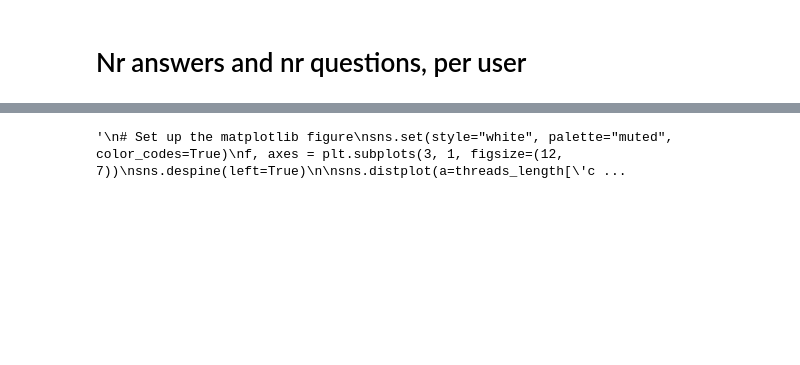
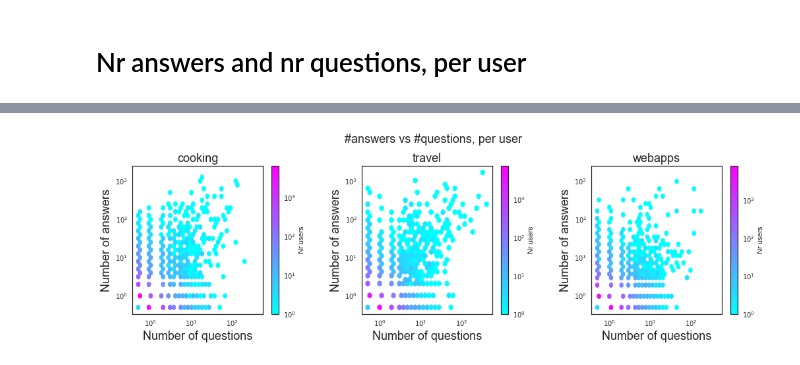
Before and after one commit to enricorotundo/StackexchangeDatadumpQualityAnnotator, a Jupyter notebook: Analysis/pre-analysis.ipynb, the cells around one changed output, grey strips where cells are left out. Saved outputs shown, nothing was run; the diff lists cells and outputs as text; code cells hidden in the pictures; blank space fills up the shorter version.

```diff
--- a/Analysis/pre-analysis.ipynb
+++ b/Analysis/pre-analysis.ipynb
@@ -387,14 +440,66 @@ plt.tight_layout()
-# %%
-"""
-# Set up the matplotlib figure
-sns.set(style="white", palette="muted", color_codes=True)
-f, axes = plt.subplots(3, 1, figsize=(12, 7))
-sns.despine(left=True)
-
-sns.distplot(a=threads_length['cooking'], kde=False, color="b", ax=axes[0])
-sns.distplot(a=threads_length['webapps'], kde=False, color="r", ax=axes[1])
-sns.distplot(a=threads_length['travel'], kde=False, color="g", ax=axes[2])
-plt.tight_layout()
-"""
-# %% [output]
-'\n# Set up the matplotlib figure\nsns.set(style="white", palette="muted", color_codes=True)\nf, axes = plt.subplots(3, 1, figsize=(12, 7))\nsns.despine(left=True)\n\nsns.distplot(a=threads_length[\'c ...
+# %%
+# hex bins
+
+
+fig = plt.figure(figsize=(15, 5))
+fig.suptitle("#answers vs #questions, per user", fontsize=18)
+
+ax1 = fig.add_subplot(131)
+hb = ax1.hexbin(x=whole_d_cooking['nr_questions'].replace(0, 0.5),
+                y=whole_d_cooking['nr_answers'].replace(0, 0.5),
+                xscale='log',
+                yscale='log',
+                norm=matplotlib.colors.LogNorm(),
+                label='cooking',
+                cmap='cool',
+                gridsize=30,
+                mincnt=1)
+#ax1.axis([0.5, whole_d_cooking['nr_questions'].max(), 0.5, whole_d_cooking['nr_answers'].max()])
+cb = fig.colorbar(hb, ax=ax1)
+cb.set_label('Nr users')
+plt.xlabel('Number of questions', fontsize=18)
+plt.ylabel('Number of answers', fontsize=18)
+plt.title('cooking', fontsize=18)
+
+
+ax2 = fig.add_subplot(132,  sharey=ax1, sharex=ax1)
+hb = ax2.hexbin(x=whole_d_travel['nr_questions'].replace(0, 0.5),
+                y=whole_d_travel['nr_answers'].replace(0, 0.5),
+                xscale='log',
+                yscale='log',
+                norm=matplotlib.colors.LogNorm(),
+                label='cooking',
+                cmap='cool',
+                gridsize=30,
+                mincnt=1)
+#ax2.axis([0.5, whole_d_cooking['nr_questions'].max(), 0.5, whole_d_cooking['nr_answers'].max()])
+cb = fig.colorbar(hb, ax=ax2)
+cb.set_label('Nr users')
+plt.xlabel('Number of questions', fontsize=18)
+plt.ylabel('Number of answers', fontsize=18)
+plt.title('travel', fontsize=18)
+
+
+ax3 = fig.add_subplot(133,  sharey=ax1, sharex=ax1)
+hb = ax3.hexbin(x=whole_d_webapps['nr_questions'].replace(0, 0.5),
+                y=whole_d_webapps['nr_answers'].replace(0, 0.5),
+                xscale='log',
+                yscale='log',
+                norm=matplotlib.colors.LogNorm(),
+                label='cooking',
+                cmap='cool',
+                gridsize=30,
+                mincnt=1)
+#ax3.axis([0.5, whole_d_cooking['nr_questions'].max(), 0.5, whole_d_cooking['nr_answers'].max()])
+cb = fig.colorbar(hb, ax=ax3)
+cb.set_label('Nr users')
+plt.xlabel('Number of questions', fontsize=18)
+plt.ylabel('Number of answers', fontsize=18)
+plt.title('webapps', fontsize=18)
+
+
+plt.tight_layout(pad=3)
+for plot_format in PLOTS_FORMATS:
+    plt.savefig(PLOTS_PATH + 'nr_answers_VS_nr_questions_2dhist' + plot_format)
+# %% [output]
+[figure, added]
```
Also changed, not shown: parts of 11 cells of this notebook, 1 other file.
